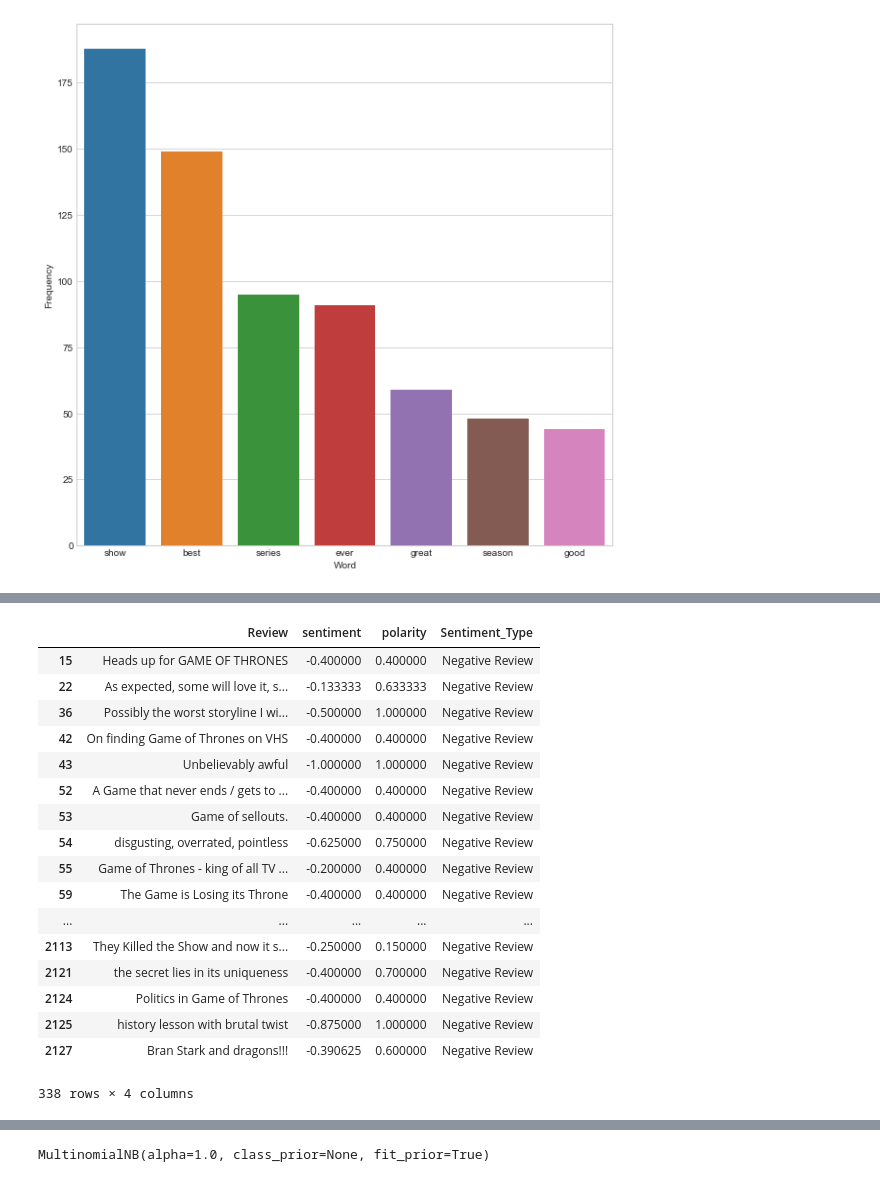
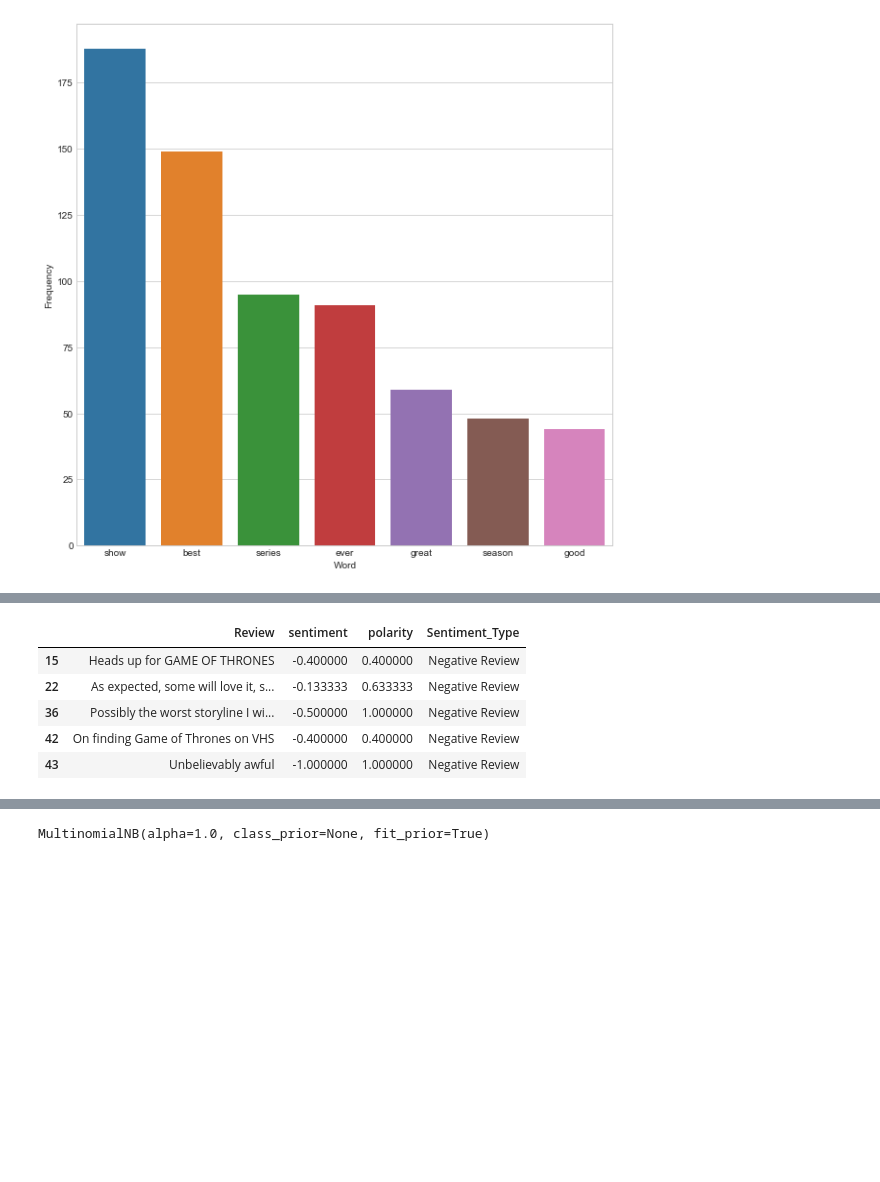
Before and after one commit to akshaykapoor347/ImdbReviews, a Jupyter notebook: ImdbReviews.ipynb, the cells around one changed output, grey strips where cells are left out. Drawn from its saved outputs; the diff is of its cells as text; code cells hidden in the pictures; blank space fills up the shorter version.

```diff
--- a/ImdbReviews.ipynb
+++ b/ImdbReviews.ipynb
@@ -344,26 +251,14 @@ ax = sns.countplot(x="Sentiment_Type", data=df_polarity_desc)
 positive_reviews=df_polarity_desc[df_polarity_desc['Sentiment_Type']=='Positive Review']
 negative_reviews=df_polarity_desc[df_polarity_desc['Sentiment_Type']=='Negative Review']
 # %%
-negative_reviews
+negative_reviews.head()
 # %% [output]
 |  | Review | sentiment | polarity | Sentiment_Type |
 | 15 | Heads up for GAME OF THRONES | -0.400000 | 0.400000 | Negative Review |
 | 22 | As expected, some will love it, s... | -0.133333 | 0.633333 | Negative Review |
 | 36 | Possibly the worst storyline I wi... | -0.500000 | 1.000000 | Negative Review |
 | 42 | On finding Game of Thrones on VHS | -0.400000 | 0.400000 | Negative Review |
 | 43 | Unbelievably awful | -1.000000 | 1.000000 | Negative Review |
-| 52 | A Game that never ends / gets to ... | -0.400000 | 0.400000 | Negative Review |
-| 53 | Game of sellouts. | -0.400000 | 0.400000 | Negative Review |
-| 54 | disgusting, overrated, pointless | -0.625000 | 0.750000 | Negative Review |
-| 55 | Game of Thrones - king of all TV ... | -0.200000 | 0.400000 | Negative Review |
-| 59 | The Game is Losing its Throne | -0.400000 | 0.400000 | Negative Review |
-| ... | ... | ... | ... | ... |
-| 2113 | They Killed the Show and now it s... | -0.250000 | 0.150000 | Negative Review |
-| 2121 | the secret lies in its uniqueness | -0.400000 | 0.700000 | Negative Review |
-| 2124 | Politics in Game of Thrones | -0.400000 | 0.400000 | Negative Review |
-| 2125 | history lesson with brutal twist | -0.875000 | 1.000000 | Negative Review |
-| 2127 | Bran Stark and dragons!!! | -0.390625 | 0.600000 | Negative Review |
-338 rows × 4 columns
 # %%
 wc(positive_reviews['Review'],'black','Most Used Words')
 # %% [output]
```
Also changed, not shown: parts of 17 cells of this notebook, 1 other file.
